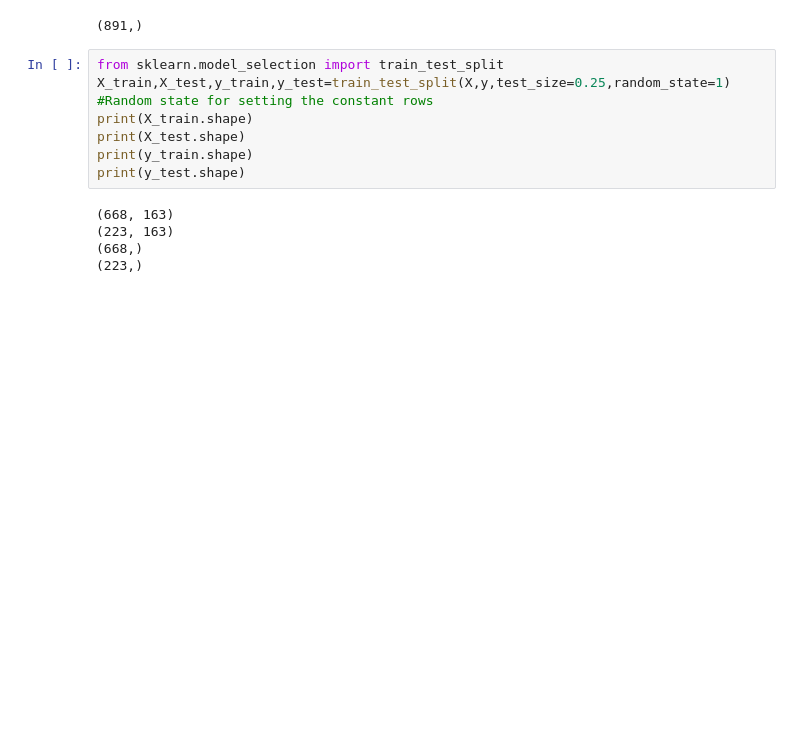
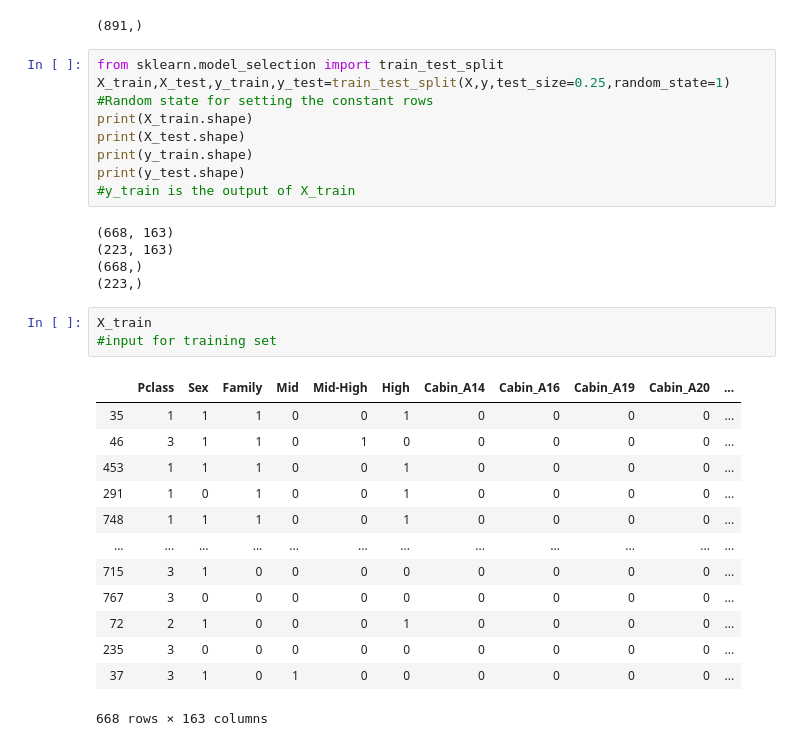
Before and after one commit to srinija5/AIML2020, a Jupyter notebook: Day 23(19-06-2020).ipynb, the cells around one changed output. Drawn from its saved outputs; the diff is of its cells as text; blank space fills up the shorter version.

```diff
--- a/Day 23(19-06-2020).ipynb
+++ b/Day 23(19-06-2020).ipynb
@@ -363,8 +363,26 @@ print(X_train.shape)
 print(X_test.shape)
 print(y_train.shape)
 print(y_test.shape)
+#y_train is the output of X_train
 # %% [output]
 (668, 163)
 (223, 163)
 (668,)
 (223,)
+# %%
+X_train
+#input for training set
+# %% [output]
+|  | Pclass | Sex | Family | Mid | Mid-High | High | Cabin_A14 | Cabin_A16 | Cabin_A19 | Cabin_A20 | ... |
+| 35 | 1 | 1 | 1 | 0 | 0 | 1 | 0 | 0 | 0 | 0 | ... |
+| 46 | 3 | 1 | 1 | 0 | 1 | 0 | 0 | 0 | 0 | 0 | ... |
+| 453 | 1 | 1 | 1 | 0 | 0 | 1 | 0 | 0 | 0 | 0 | ... |
+| 291 | 1 | 0 | 1 | 0 | 0 | 1 | 0 | 0 | 0 | 0 | ... |
+| 748 | 1 | 1 | 1 | 0 | 0 | 1 | 0 | 0 | 0 | 0 | ... |
+| ... | ... | ... | ... | ... | ... | ... | ... | ... | ... | ... | ... |
+| 715 | 3 | 1 | 0 | 0 | 0 | 0 | 0 | 0 | 0 | 0 | ... |
+| 767 | 3 | 0 | 0 | 0 | 0 | 0 | 0 | 0 | 0 | 0 | ... |
+| 72 | 2 | 1 | 0 | 0 | 0 | 1 | 0 | 0 | 0 | 0 | ... |
+| 235 | 3 | 0 | 0 | 0 | 0 | 0 | 0 | 0 | 0 | 0 | ... |
+| 37 | 3 | 1 | 0 | 1 | 0 | 0 | 0 | 0 | 0 | 0 | ... |
+668 rows × 163 columns
```
Also changed, not shown: parts of 22 cells of this notebook.
